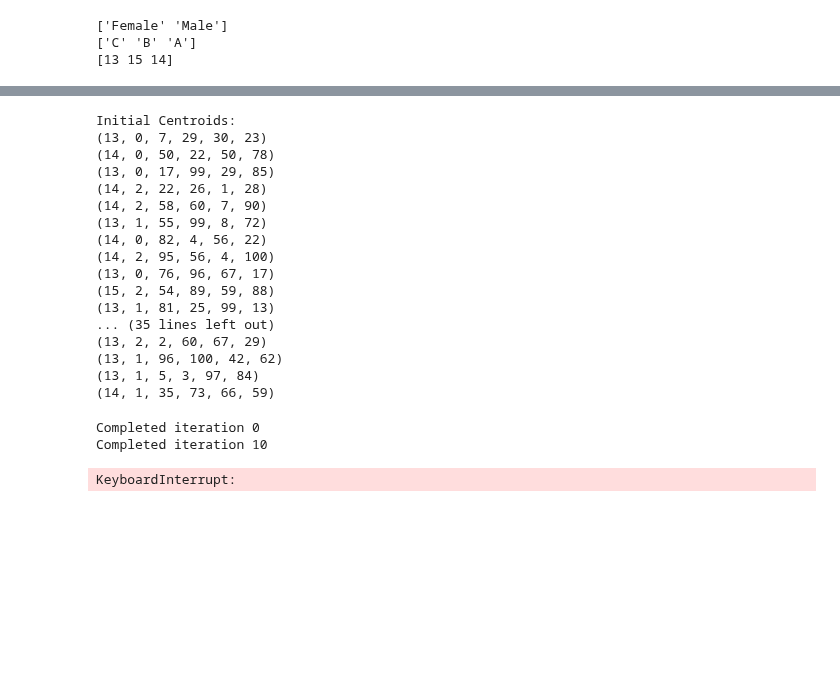
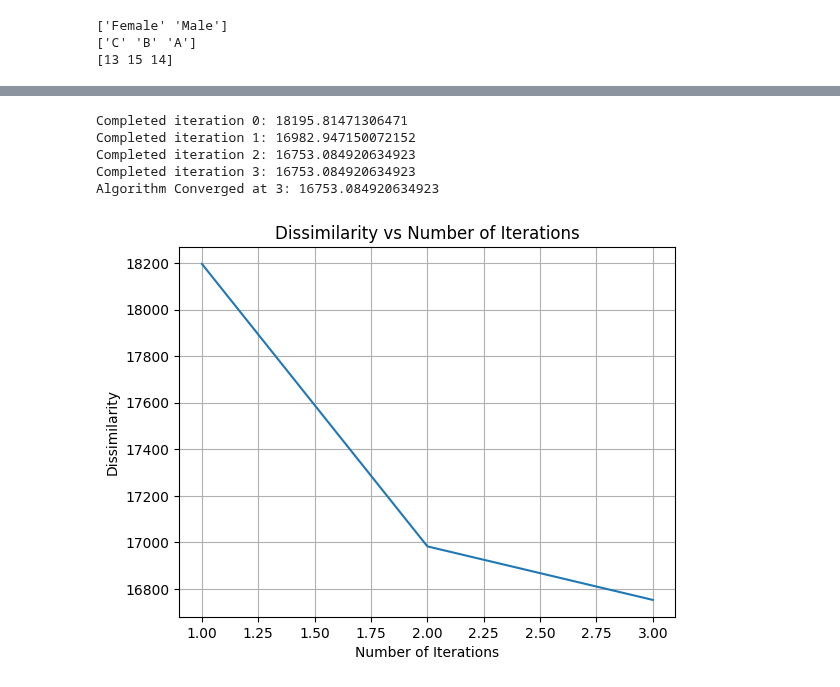
Before and after one commit to PritK99/ML-Toolbox, a Jupyter notebook: K Means Clustering/grouping students.ipynb, the cells around one changed output, grey strips where cells are left out. Cells and saved outputs as stored; diff of their text form; code cells hidden in the pictures; blank space fills up the shorter version.

Commit message:
Implementing K means clustering

```diff
--- a/K Means Clustering/grouping students.ipynb
+++ b/K Means Clustering/grouping students.ipynb
@@ -103,7 +76,7 @@ centroids = set()
 
 while(len(centroids) != K):
     random_index = random.randint(0, len(marksheet_df)-1)
-    z = tuple(marksheet_df.iloc[random_index, -6:])
+    z = tuple(marksheet_df.iloc[random_index, -7:])
     centroids.add(z)
 
 # Convert the set to a list
@@ -112,21 +85,3 @@ centroids = list(centroids)
 # print("Initial Centroids: ")
 # for i in range(K):
 #     print(centroids[i])
-# %% [output]
-Initial Centroids:
-(13, 0, 7, 29, 30, 23)
-(14, 0, 50, 22, 50, 78)
-(13, 0, 17, 99, 29, 85)
-(14, 2, 22, 26, 1, 28)
-(14, 2, 58, 60, 7, 90)
-(13, 1, 55, 99, 8, 72)
-(14, 0, 82, 4, 56, 22)
-(14, 2, 95, 56, 4, 100)
-(13, 0, 76, 96, 67, 17)
-(15, 2, 54, 89, 59, 88)
-(13, 1, 81, 25, 99, 13)
-... (35 lines left out)
-(13, 2, 2, 60, 67, 29)
-(13, 1, 96, 100, 42, 62)
-(13, 1, 5, 3, 97, 84)
-(14, 1, 35, 73, 66, 59)
@@ -133,8 +106,16 @@ Initial Centroids:
+# %%
+def get_dissimilarity(cluster, centroids, marksheet_df):
+    sum = 0
+    for i in range(len(cluster)):
+        for j in range(len(cluster[i])):
+            sum += get_distance(np.array(centroids[i]), marksheet_df, cluster[i][j])
+
+    return sum
 # %%
-def fit(K, marksheet_df, centroids, num_iterations=50):
+def fit(K, marksheet_df, centroids, num_iterations=100):
     # Initialize clusters
     clusters = [[] for _ in range(K)]
-    prev_clusters = [[] for _ in range(K)]
+    total_dissimilarity = []
 
     for m in range(num_iterations):
         # Reset clusters
@@ -142,11 +123,11 @@ def fit(K, marksheet_df, centroids, num_iterations=50):
 
         # Assign each data point to the closest centroid
         for i in range(len(marksheet_df)):
-            vec = np.array(marksheet_df.iloc[i, -6:])
             min_dist = float("inf")
             idx = 0
             for j in range(len(centroids)):
-                dist = np.sum(np.abs(centroids[j] - vec))
+                dist = get_distance(np.array(centroids[j]), marksheet_df, i)
+                # dist = np.sum(np.abs(centroids[j] - vec))
                 if dist < min_dist:
                     min_dist = dist
                     idx = j
@@ -155,24 +136,40 @@ def fit(K, marksheet_df, centroids, num_iterations=50):
         # Update centroids
         for i in range(len(clusters)):
             if clusters[i]:
-                cluster_points = marksheet_df.iloc[clusters[i], -6:]
+                cluster_points = marksheet_df.iloc[clusters[i], -7:]
                 centroids[i] = np.mean(cluster_points, axis=0)
 
-        if (m % 10 == 0):
-            print(f'Completed iteration {m}')
+        # Get dissimilarity
+        dissimilarity = get_dissimilarity(clusters, centroids, marksheet_df)
+
+        if (m % 1 == 0):
+            print(f'Completed iteration {m}: {dissimilarity}')
 
         # Check for convergence
-        if np.array_equal(prev_clusters, clusters):
+        if (m > 0 and dissimilarity == total_dissimilarity[-1]):
+            print(f'Algorithm Converged at {m}: {dissimilarity}')
             break
         else:
-            prev_clusters = clusters.copy()
+            total_dissimilarity.append(dissimilarity)
 
-    return clusters, centroids
+    return clusters, centroids, total_dissimilarity
 # %%
-clusters, centroids = fit(K, marksheet_df, centroids)
+clusters, centroids, total_dissimilarity = fit(K, marksheet_df, centroids)
 # %% [output]
-Completed iteration 0
-Completed iteration 10
+Completed iteration 0: 18195.81471306471
+Completed iteration 1: 16982.947150072152
+Completed iteration 2: 16753.084920634923
+Completed iteration 3: 16753.084920634923
+Algorithm Converged at 3: 16753.084920634923
-KeyboardInterrupt:
+# %%
+# Plotting missclassifications against the number of iterations
+plt.plot(range(1, len(total_dissimilarity) + 1), total_dissimilarity)
+plt.xlabel('Number of Iterations')
+plt.ylabel('Dissimilarity')
+plt.title('Dissimilarity vs Number of Iterations')
+plt.grid(True)
+plt.show()
+# %% [output]
+[figure, added]
 # %%
 # Print all groups
```
Also changed, not shown: parts of 8 cells of this notebook, 4 other files.
